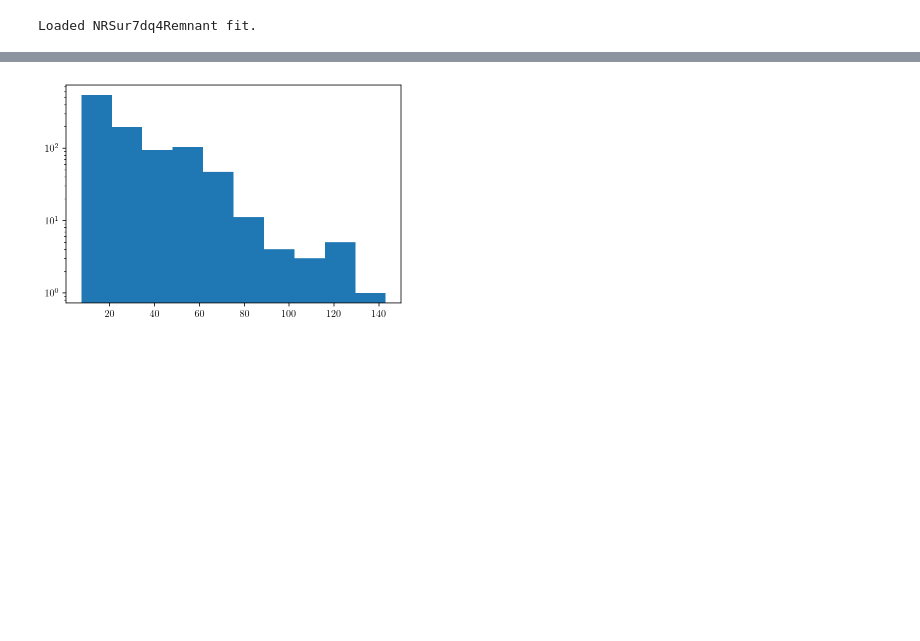
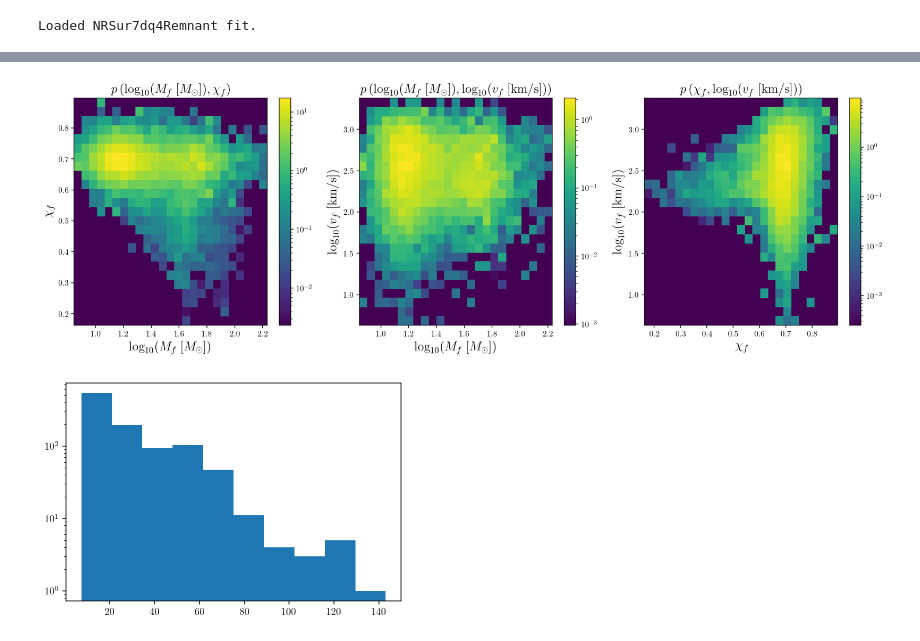
Before and after one commit to zodoctor/final_state_population, a Jupyter notebook: Final_State_Population.ipynb, the cells around one changed output, grey strips where cells are left out. Saved outputs shown, nothing was run; the diff lists cells and outputs as text; code cells hidden in the pictures; blank space fills up the shorter version.

```diff
--- a/Final_State_Population.ipynb
+++ b/Final_State_Population.ipynb
@@ -610,3 +694,34 @@ fig.tight_layout()
+# %%
+new_wts_arr = np.empty(n_hyper_lines*n_event_samples)
+new_fin_params_arr = np.empty((n_hyper_lines*n_event_samples,final_params.shape[1]))
+for i in range(n_hyper_lines):
+    new_wts_arr[(i*n_event_samples):((i+1)*(n_event_samples))] = wts_arr[i,:]
+    new_fin_params_arr[i*n_event_samples:(i+1)*(n_event_samples),:] = final_params
+
+transforms = [lambda x:np.log10(x), lambda x:x, lambda x:(np.log10(3e5*x))]
+labels = [r'\log_{10}(M_f\; [M_{\odot}])',r'\chi_f',r'\log_{10}(v_f\; [\mathrm{km/s}])']
+names = ['Mf','xf','vf']
+fig,ax = plt.subplots(1,3,figsize=(15,5))
+ax = ax.flatten()
+ax_num=0
+for j in range(n_params):
+    for k in range(n_params):
+        if k <= j:
+            continue
+        #fig,ax = plt.subplots()
+        ax[ax_num].set_facecolor(my_cmap(0))
+        im = ax[ax_num].hist2d(transforms[j](new_fin_params_arr[:,j]),transforms[k](new_fin_params_arr[:,k]),
+                   weights=new_wts_arr,density=True,bins=25,norm=matplotlib.colors.LogNorm(),cmap=plt.cm.viridis)
+        ax[ax_num].set_xlabel(r'$'+labels[j]+r'$',fontsize=16)
+        ax[ax_num].set_ylabel(r'$'+labels[k]+r'$',fontsize=16)
+        ax[ax_num].set_title(r'$p\left('+labels[j]+','+labels[k]+r'\right)$',fontsize=16)
+        fig.colorbar(im[3], ax=ax[ax_num])
+        ax_num += 1
+fig.tight_layout()
+fig.savefig(f'remnant_2d_dist.pdf')
+fig.savefig(f'remnant_2d_dist.png',dpi=300)
+# %% [output]
+[figure, added]
 # %%
 for hypname in pops.keys():
     hyp_dict = {param:hypersample[param] for param in hyp_name_dict[hypname]}
```
Also changed, not shown: parts of 8 cells of this notebook.
